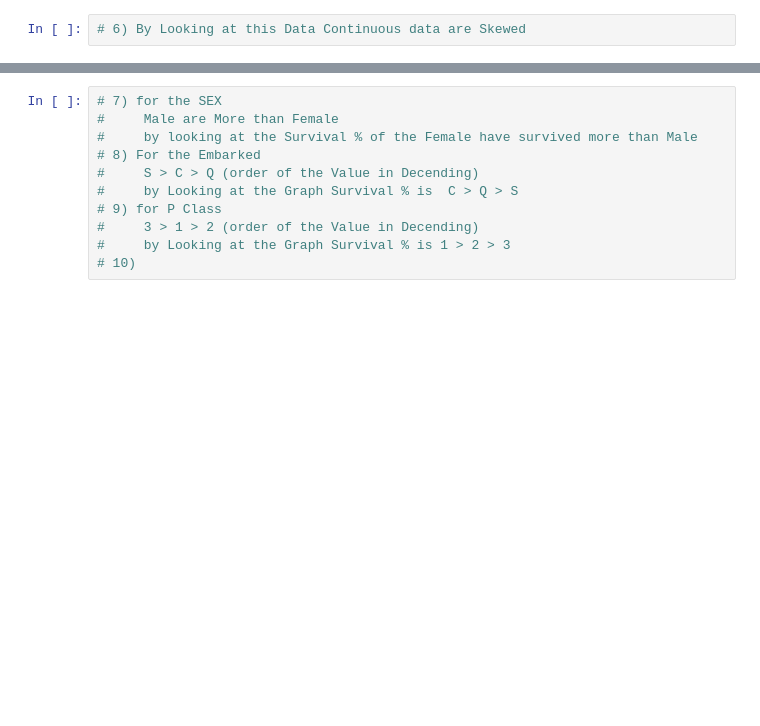
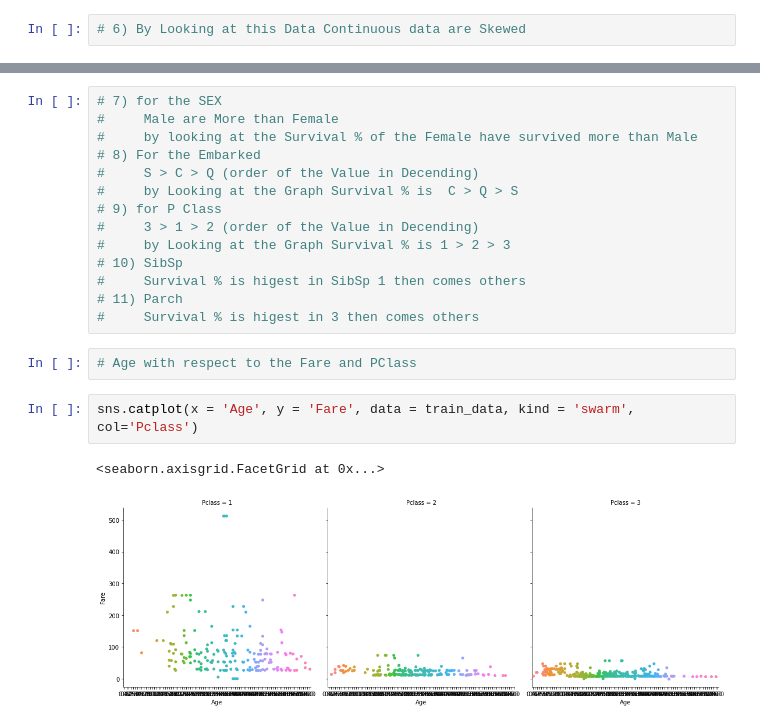
Before and after one commit to melwinmpk/python_datascience, a Jupyter notebook: TitanicDataSet_training/Main Note book/Exploratory Data Analysis.ipynb, the cells around one changed output, grey strips where cells are left out. Cells and saved outputs as stored; diff of their text form; blank space fills up the shorter version.

```diff
--- a/TitanicDataSet_training/Main Note book/Exploratory Data Analysis.ipynb
+++ b/TitanicDataSet_training/Main Note book/Exploratory Data Analysis.ipynb
@@ -205,4 +192,14 @@ Parch
 # 9) for P Class
 #     3 > 1 > 2 (order of the Value in Decending)
 #     by Looking at the Graph Survival % is 1 > 2 > 3
-# 10)
+# 10) SibSp
+#     Survival % is higest in SibSp 1 then comes others
+# 11) Parch
+#     Survival % is higest in 3 then comes others
+# %%
+# Age with respect to the Fare and PClass
+# %%
+sns.catplot(x = 'Age', y = 'Fare', data = train_data, kind = 'swarm', col='Pclass')
+# %% [output]
+<seaborn.axisgrid.FacetGrid at 0x...>
+[figure, added]
```
Also changed, not shown: parts of 4 cells of this notebook.
